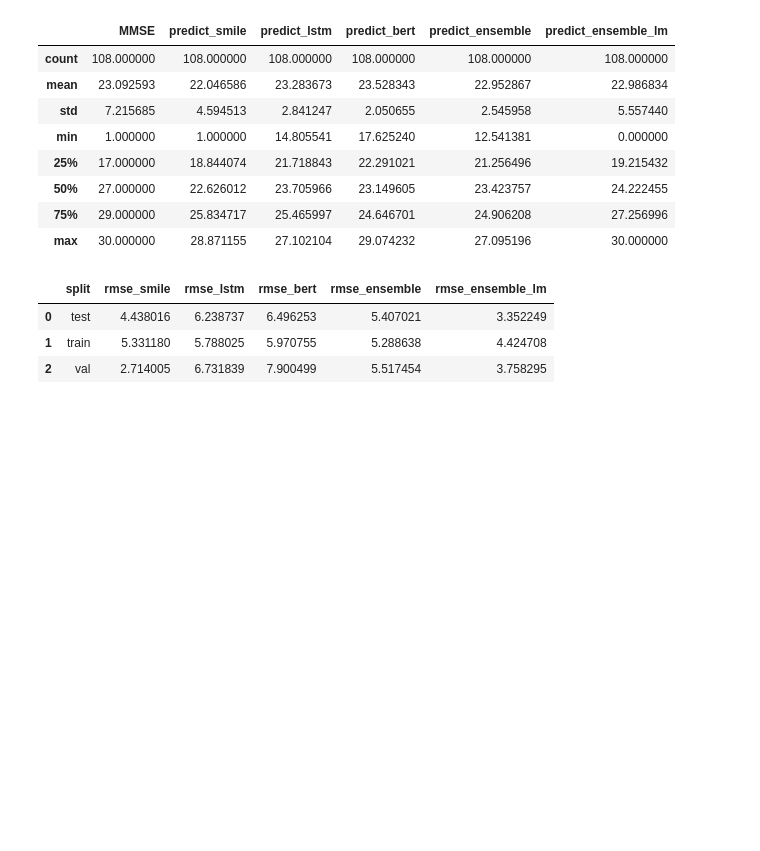
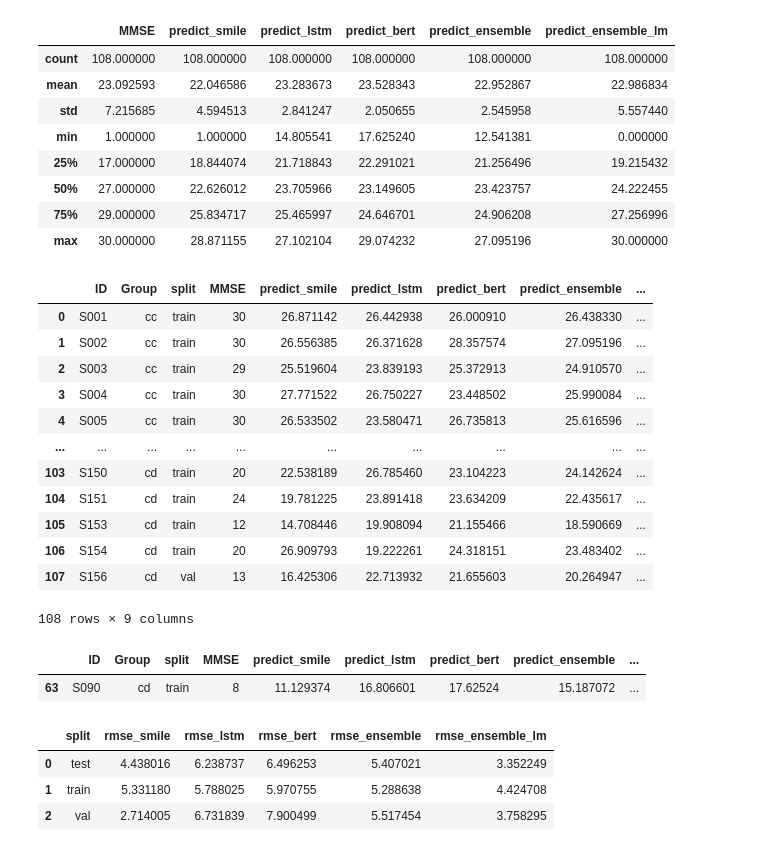
Before and after one commit to W210-SP21-Capstone-Dementia/model, a Jupyter notebook: 7-ensemble.ipynb, the cells around one changed output. Drawn from its saved outputs; the diff is of its cells as text; code cells hidden in the pictures; blank space fills up the shorter version.

```diff
--- a/7-ensemble.ipynb
+++ b/7-ensemble.ipynb
@@ -99,6 +103,27 @@ meta_ensemble.describe()
 | 50% | 27.000000 | 22.626012 | 23.705966 | 23.149605 | 23.423757 | 24.222455 |
 | 75% | 29.000000 | 25.834717 | 25.465997 | 24.646701 | 24.906208 | 27.256996 |
 | max | 30.000000 | 28.871155 | 27.102104 | 29.074232 | 27.095196 | 30.000000 |
+# %%
+meta_ensemble
+# %% [output]
+|  | ID | Group | split | MMSE | predict_smile | predict_lstm | predict_bert | predict_ensemble | ... |
+| 0 | S001 | cc | train | 30 | 26.871142 | 26.442938 | 26.000910 | 26.438330 | ... |
+| 1 | S002 | cc | train | 30 | 26.556385 | 26.371628 | 28.357574 | 27.095196 | ... |
+| 2 | S003 | cc | train | 29 | 25.519604 | 23.839193 | 25.372913 | 24.910570 | ... |
+| 3 | S004 | cc | train | 30 | 27.771522 | 26.750227 | 23.448502 | 25.990084 | ... |
+| 4 | S005 | cc | train | 30 | 26.533502 | 23.580471 | 26.735813 | 25.616596 | ... |
+| ... | ... | ... | ... | ... | ... | ... | ... | ... | ... |
+| 103 | S150 | cd | train | 20 | 22.538189 | 26.785460 | 23.104223 | 24.142624 | ... |
+| 104 | S151 | cd | train | 24 | 19.781225 | 23.891418 | 23.634209 | 22.435617 | ... |
+| 105 | S153 | cd | train | 12 | 14.708446 | 19.908094 | 21.155466 | 18.590669 | ... |
+| 106 | S154 | cd | train | 20 | 26.909793 | 19.222261 | 24.318151 | 23.483402 | ... |
+| 107 | S156 | cd | val | 13 | 16.425306 | 22.713932 | 21.655603 | 20.264947 | ... |
+108 rows × 9 columns
+# %%
+meta_ensemble[meta_ensemble.ID == 'S090 ']
+# %% [output]
+|  | ID | Group | split | MMSE | predict_smile | predict_lstm | predict_bert | predict_ensemble | ... |
+| 63 | S090 | cd | train | 8 | 11.129374 | 16.806601 | 17.62524 | 15.187072 | ... |
 # %%
 from sklearn.metrics import confusion_matrix, mean_squared_error, classification_report
 def cal_rmse(g):
```
Also changed, not shown: parts of 1 cell of this notebook, 3 other files.
